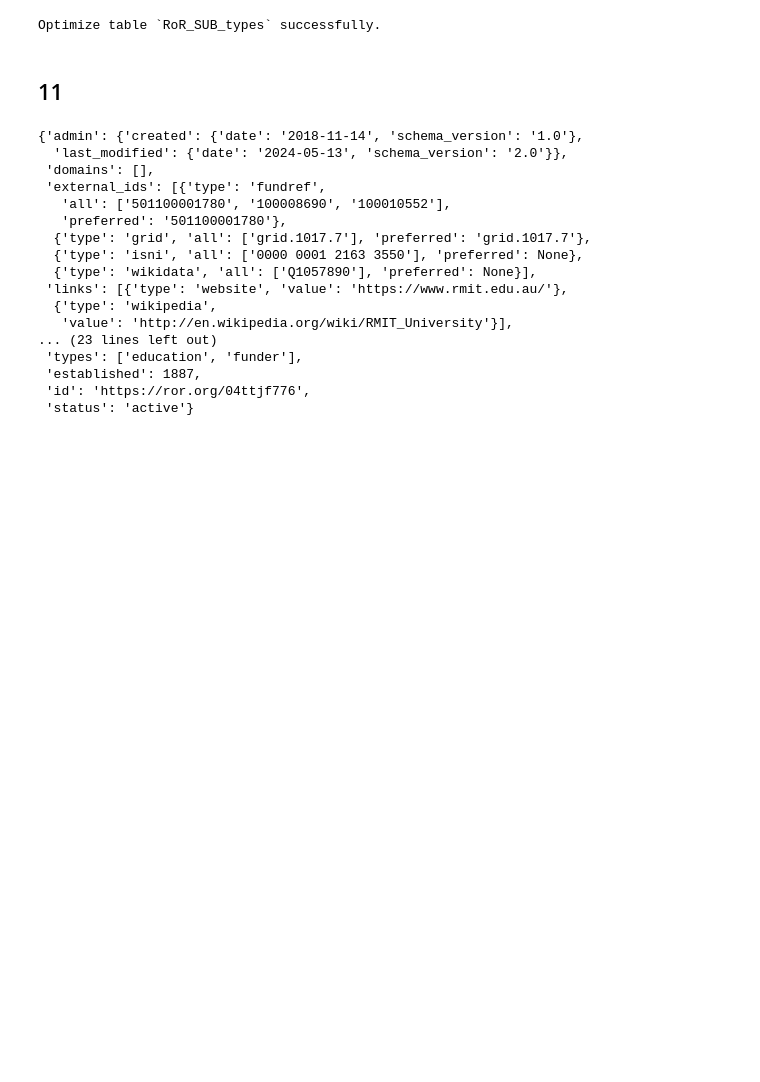
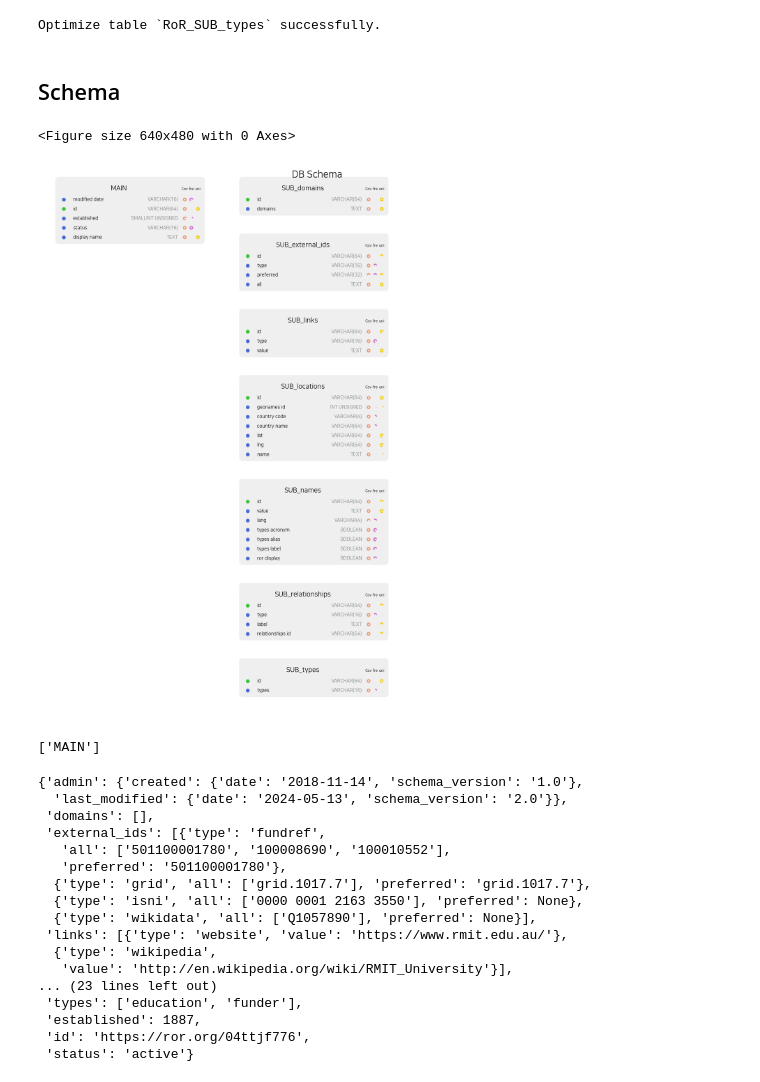
Before and after one commit to KISTI-GlobalRnD/KISTI_DB_Manager, a Jupyter notebook: 0.1.Sample_Code-ROR.ipynb, the cells around one changed output. Cells and saved outputs as stored; diff of their text form; code cells hidden in the pictures; blank space fills up the shorter version.

```diff
--- a/0.1.Sample_Code-ROR.ipynb
+++ b/0.1.Sample_Code-ROR.ipynb
@@ -1053,7 +1042,45 @@ Data inserted into table `RoR_SUB_types` successfully.
 Set Index the `id` on `RoR_SUB_types` successfully.
 Optimize table `RoR_SUB_types` successfully.
 # %% [markdown]
-## 11
+## Schema
+# %%
+flist = sorted([x for x in os.listdir(data_config["PATH"]) if "Desc.csv" in x])
+df_descs = []
+for f in flist:
+    df_desc = pd.read_csv(data_config["PATH"]+f, index_col=0)
+    df_descs.append(df_desc)
+# legend_loc='center left', node_size=12, font_size=3, X_SIZE=6, Y_SIZE=5, DPI=300
+node_size = 8
+font_size = 5
+X_SIZE = 10
+Y_SIZE = 16
+DPI = 300
+
+title = "DB Schema"
+index_key = 'id'
+sep = "_"
+x_unit = 1
+table_unit = x_unit * 6
+features = ["Coverage", "freq", "uniq_ratio"]
+
+# plt.rcParams['svg.fonttype'] = 'path'
+svg_fonttype = "none"
+# svg.fonttype : 'path'         # How to handle SVG fonts:
+#    'none': Assume fonts are installed on the machine where the SVG will be viewed.
+#    'path': Embed characters as paths -- supported by most SVG renderers
+#    'svgfont': Embed characters as SVG fonts -- supported only by Chrome,
+#               Opera and Safarids
+
+
+fig = plot.draw_schema(df_descs, flist, index_key, Y_SIZE=10, sep=sep)
+plt.savefig(f"{path}schema_v1.svg")
+# %% [output]
+<Figure size 640x480 with 0 Axes>
+[figure, added]
+# %%
+flist[0].split('/')[-1].split('_')[1:-1]
+# %% [output]
+['MAIN']
 # %%
 sample
 # %% [output]
```
Also changed, not shown: parts of 4 cells of this notebook, 1 other file.
